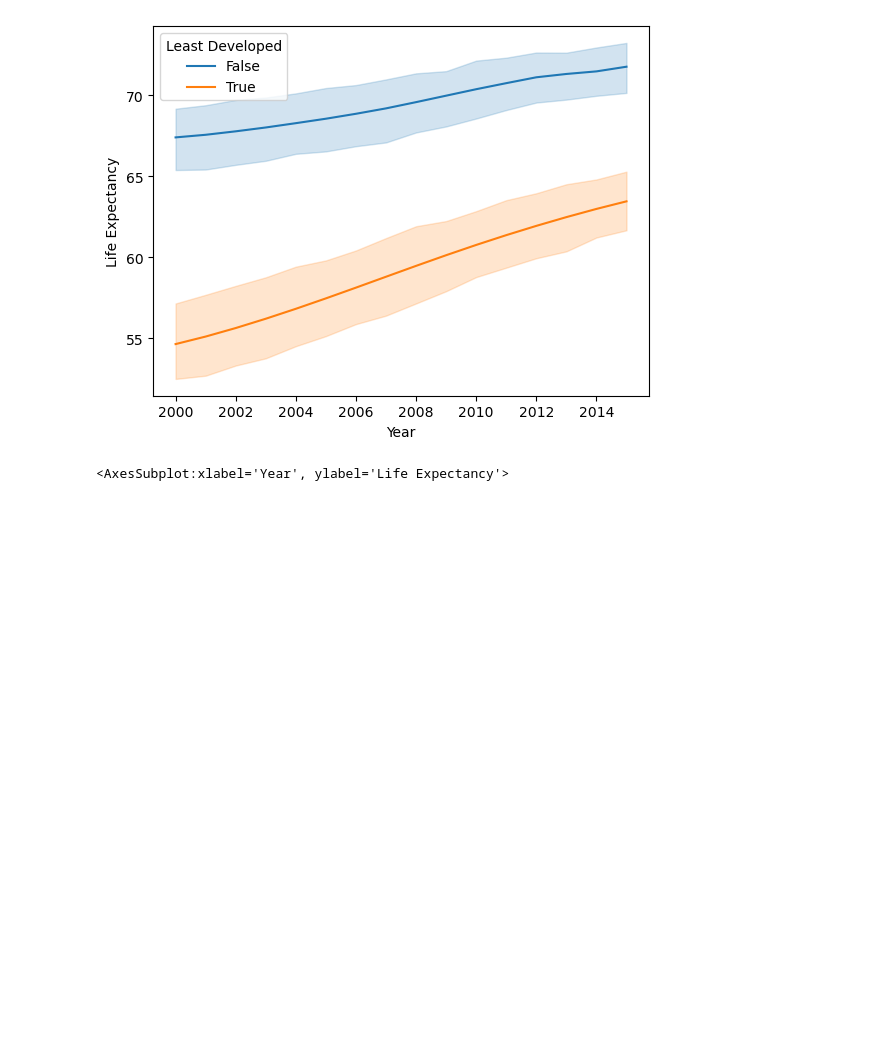
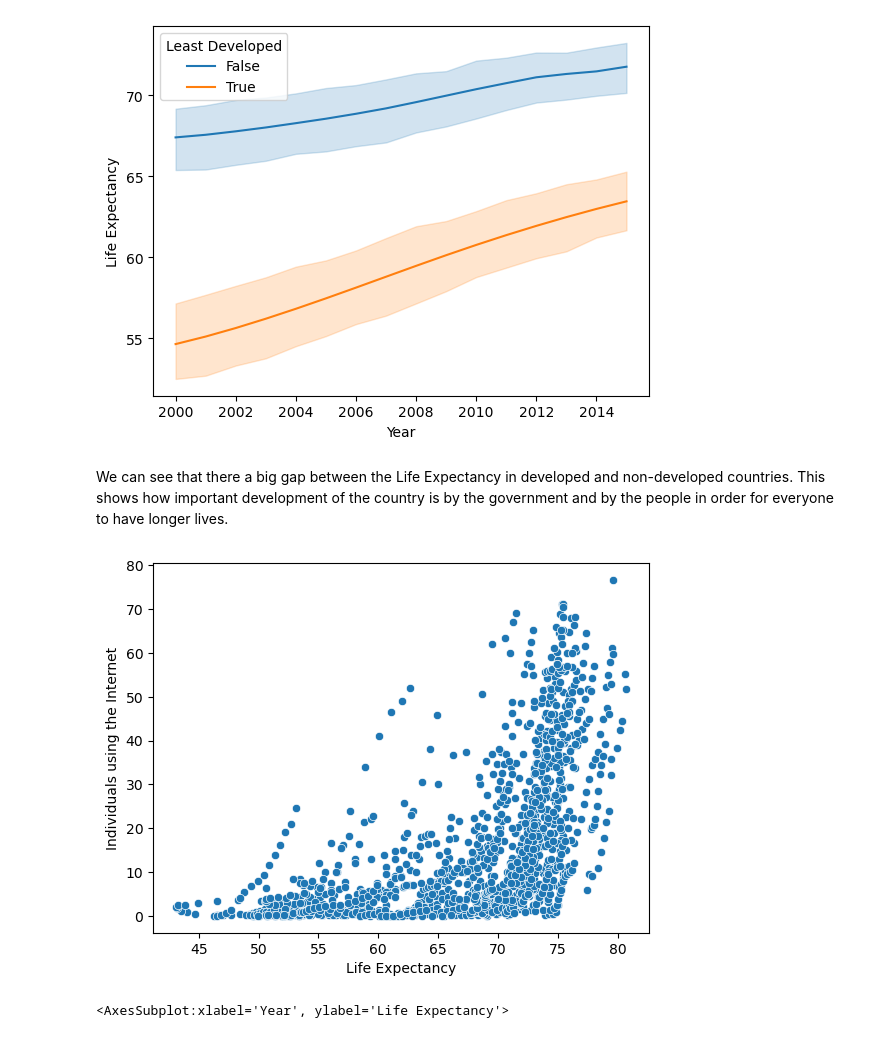
Before and after one commit to ubco-W2022T2-data301/project-group-group28, a Jupyter notebook: analysis/analysis2.ipynb, the cells around one changed output. Cells and saved outputs as stored; diff of their text form; code cells hidden in the pictures; blank space fills up the shorter version.

```diff
--- a/analysis/analysis2.ipynb
+++ b/analysis/analysis2.ipynb
@@ -239,6 +239,13 @@ sns.lineplot(x = "Year", y = "Life Expectancy", data = df2, hue = "Least Develop
 # %% [output]
 <AxesSubplot:xlabel='Year', ylabel='Life Expectancy'>
 [figure]
+# %% [markdown]
+We can see that there a big gap between the Life Expectancy in developed and non-developed countries. This shows how important development of the country is by the government and by the people in order for everyone to have longer lives.
+# %%
+sns.scatterplot(x='Life Expectancy', y='Individuals using the Internet',data=df2)
+plt.show()
+# %% [output]
+[figure, added]
 # %%
 sns.scatterplot(x = "Year", y = "Life Expectancy", data = df2, hue = "Continent")
 # %% [output]
```
Also changed, not shown: parts of 1 cell of this notebook.
